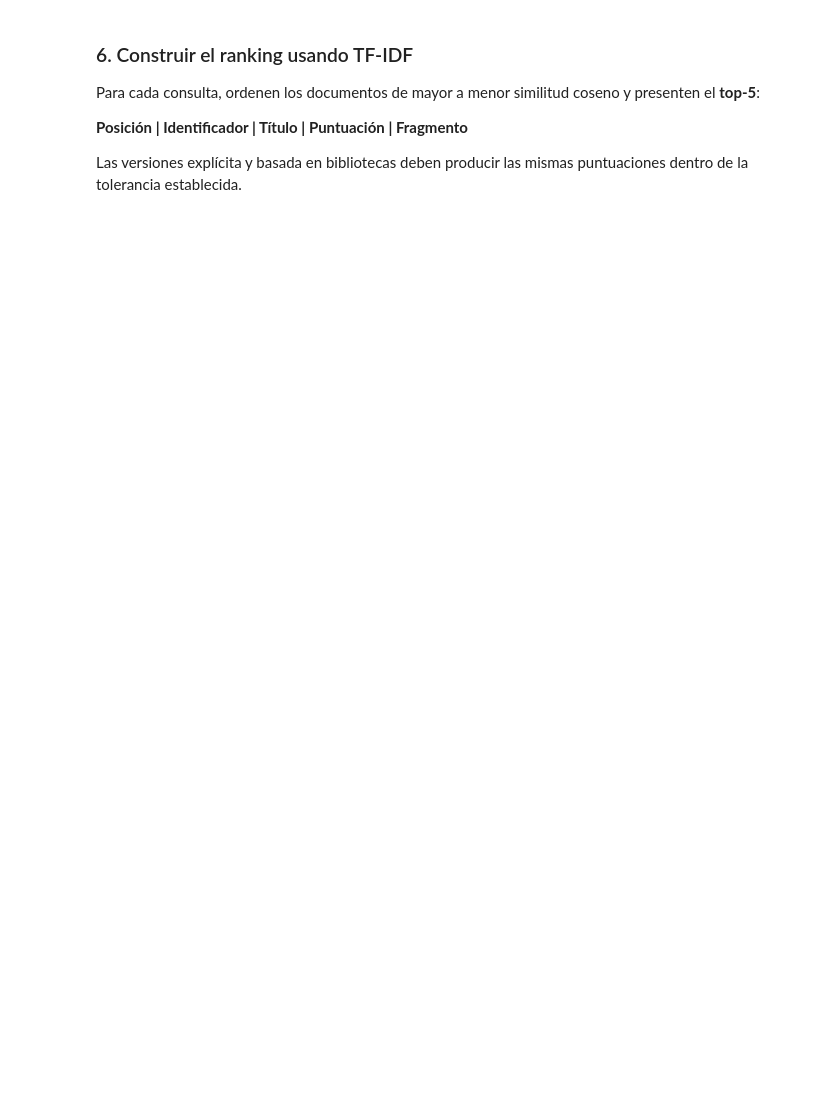
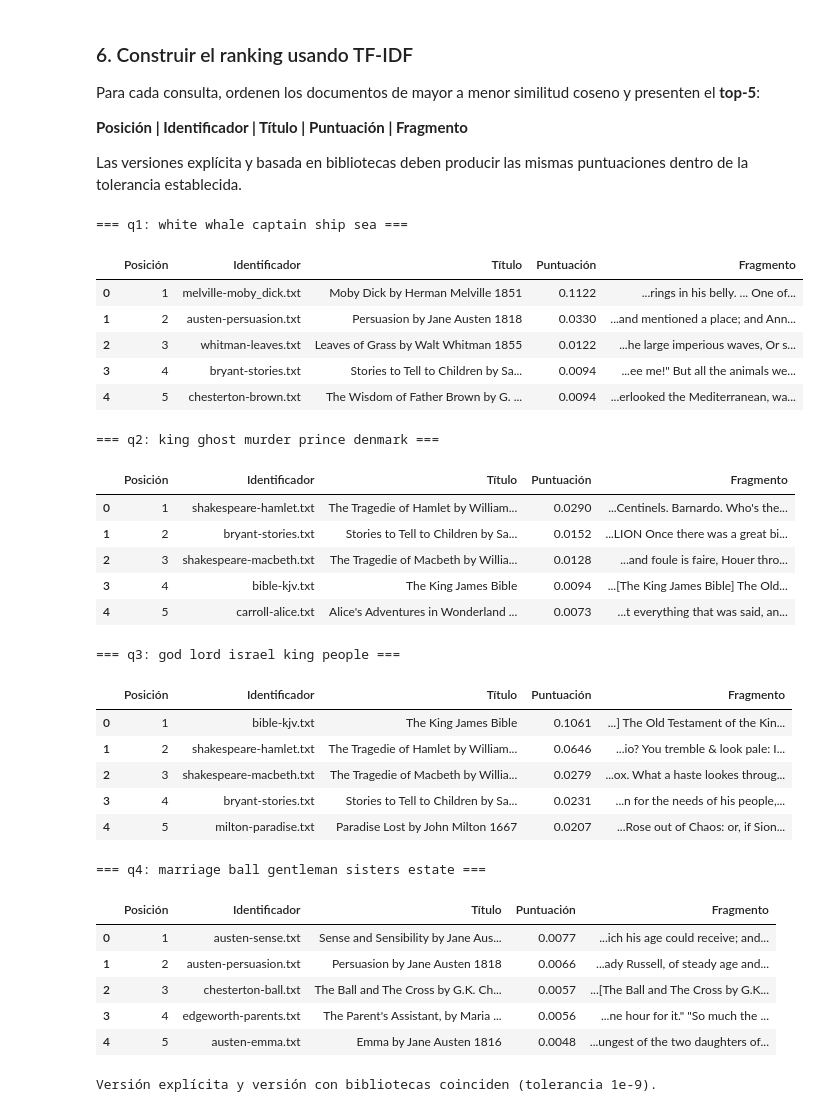
Before and after one commit to Josefu-zero/TAREAS_RECUPERACION_DE_INFO, a Jupyter notebook: 03Modelovectorial/03_vectorsearch.ipynb, the cells around one changed output. Cells and saved outputs as stored; diff of their text form; code cells hidden in the pictures; blank space fills up the shorter version.

```diff
--- a/03Modelovectorial/03_vectorsearch.ipynb
+++ b/03Modelovectorial/03_vectorsearch.ipynb
@@ -108,0 +324,10 @@ Para una combinación consulta-documento, muestren:
+# %%
+# Similitud coseno explícita mediante producto punto y normas
+def coseno(q, d):
+    denom = np.linalg.norm(q) * np.linalg.norm(d)
+    return float(q @ d / denom) if denom > 0 else 0.0
+
+S = np.array([[coseno(q, d) for d in X] for q in Q])        # (4 consultas, N documentos)
+S_sk = cosine_similarity(Q_sk, X_sk)
+print("Diferencia máxima coseno explícito vs sklearn:", np.abs(S - S_sk).max())
+assert np.allclose(S, S_sk, atol=1e-9)
@@ -114,3 +370,63 @@ Para cada consulta, ordenen los documentos de mayor a menor similitud coseno y p
 **Posición | Identificador | Título | Puntuación | Fragmento**
 
 Las versiones explícita y basada en bibliotecas deben producir las mismas puntuaciones dentro de la tolerancia establecida.
+# %%
+def fragmento(texto, tokens_consulta, ancho=220):
+    """Fragmento del texto original alrededor de la primera aparición de un término de la consulta."""
+    for t in tokens_consulta:
+        m = re.search(r'\b' + re.escape(t) + r'\b', texto, flags=re.IGNORECASE)
+        if m:
+            ini = max(0, m.start() - ancho // 2)
+            return "..." + " ".join(texto[ini:ini + ancho].split()) + "..."
+    return " ".join(texto[:ancho].split()) + "..."
+
+pd.set_option("display.max_colwidth", 250)
+k_top = min(5, N)
+
+for k, (nombre, toks) in enumerate(consultas_tokens.items()):
+    orden = np.argsort(-S[k])[:k_top]
+    ranking = pd.DataFrame({
+        "Posición": range(1, k_top + 1),
+        "Identificador": [doc_ids[i] for i in orden],
+        "Título": [titulos[doc_ids[i]] for i in orden],
+        "Puntuación": [round(S[k, i], 4) for i in orden],
+        "Fragmento": [fragmento(raw_texts[doc_ids[i]], toks) for i in orden],
+    })
+    print(f"\n=== {nombre}: {consultas[nombre]} ===")
+    display(ranking)
+
+# Mismo ranking y mismas puntuaciones con la versión de biblioteca
+for k in range(len(consultas)):
+    assert list(np.argsort(-S[k])[:k_top]) == list(np.argsort(-S_sk[k])[:k_top])
+assert np.allclose(S, S_sk, atol=1e-9)
+print("\nVersión explícita y versión con bibliotecas coinciden (tolerancia 1e-9).")
+# %% [output]
+=== q1: white whale captain ship sea ===
+|  | Posición | Identificador | Título | Puntuación | Fragmento |
+| 0 | 1 | melville-moby_dick.txt | Moby Dick by Herman Melville 1851 | 0.1122 | ...rings in his belly. ... One of... |
+| 1 | 2 | austen-persuasion.txt | Persuasion by Jane Austen 1818 | 0.0330 | ...and mentioned a place; and Ann... |
+| 2 | 3 | whitman-leaves.txt | Leaves of Grass by Walt Whitman 1855 | 0.0122 | ...he large imperious waves, Or s... |
+| 3 | 4 | bryant-stories.txt | Stories to Tell to Children by Sa... | 0.0094 | ...ee me!" But all the animals we... |
+| 4 | 5 | chesterton-brown.txt | The Wisdom of Father Brown by G. ... | 0.0094 | ...erlooked the Mediterranean, wa... |
+=== q2: king ghost murder prince denmark ===
+|  | Posición | Identificador | Título | Puntuación | Fragmento |
+| 0 | 1 | shakespeare-hamlet.txt | The Tragedie of Hamlet by William... | 0.0290 | ...Centinels. Barnardo. Who's the... |
+| 1 | 2 | bryant-stories.txt | Stories to Tell to Children by Sa... | 0.0152 | ...LION Once there was a great bi... |
+| 2 | 3 | shakespeare-macbeth.txt | The Tragedie of Macbeth by Willia... | 0.0128 | ...and foule is faire, Houer thro... |
+| 3 | 4 | bible-kjv.txt | The King James Bible | 0.0094 | ...[The King James Bible] The Old... |
+| 4 | 5 | carroll-alice.txt | Alice's Adventures in Wonderland ... | 0.0073 | ...t everything that was said, an... |
+=== q3: god lord israel king people ===
+|  | Posición | Identificador | Título | Puntuación | Fragmento |
+| 0 | 1 | bible-kjv.txt | The King James Bible | 0.1061 | ...] The Old Testament of the Kin... |
+| 1 | 2 | shakespeare-hamlet.txt | The Tragedie of Hamlet by William... | 0.0646 | ...io? You tremble & look pale: I... |
+| 2 | 3 | shakespeare-macbeth.txt | The Tragedie of Macbeth by Willia... | 0.0279 | ...ox. What a haste lookes throug... |
+| 3 | 4 | bryant-stories.txt | Stories to Tell to Children by Sa... | 0.0231 | ...n for the needs of his people,... |
+| 4 | 5 | milton-paradise.txt | Paradise Lost by John Milton 1667 | 0.0207 | ...Rose out of Chaos: or, if Sion... |
+=== q4: marriage ball gentleman sisters estate ===
+|  | Posición | Identificador | Título | Puntuación | Fragmento |
+| 0 | 1 | austen-sense.txt | Sense and Sensibility by Jane Aus... | 0.0077 | ...ich his age could receive; and... |
+| 1 | 2 | austen-persuasion.txt | Persuasion by Jane Austen 1818 | 0.0066 | ...ady Russell, of steady age and... |
+| 2 | 3 | chesterton-ball.txt | The Ball and The Cross by G.K. Ch... | 0.0057 | ...[The Ball and The Cross by G.K... |
+| 3 | 4 | edgeworth-parents.txt | The Parent's Assistant, by Maria ... | 0.0056 | ...ne hour for it." "So much the ... |
+| 4 | 5 | austen-emma.txt | Emma by Jane Austen 1816 | 0.0048 | ...ungest of the two daughters of... |
+Versión explícita y versión con bibliotecas coinciden (tolerancia 1e-9).
```
Also changed, not shown: parts of 13 cells of this notebook, 2 other files.
